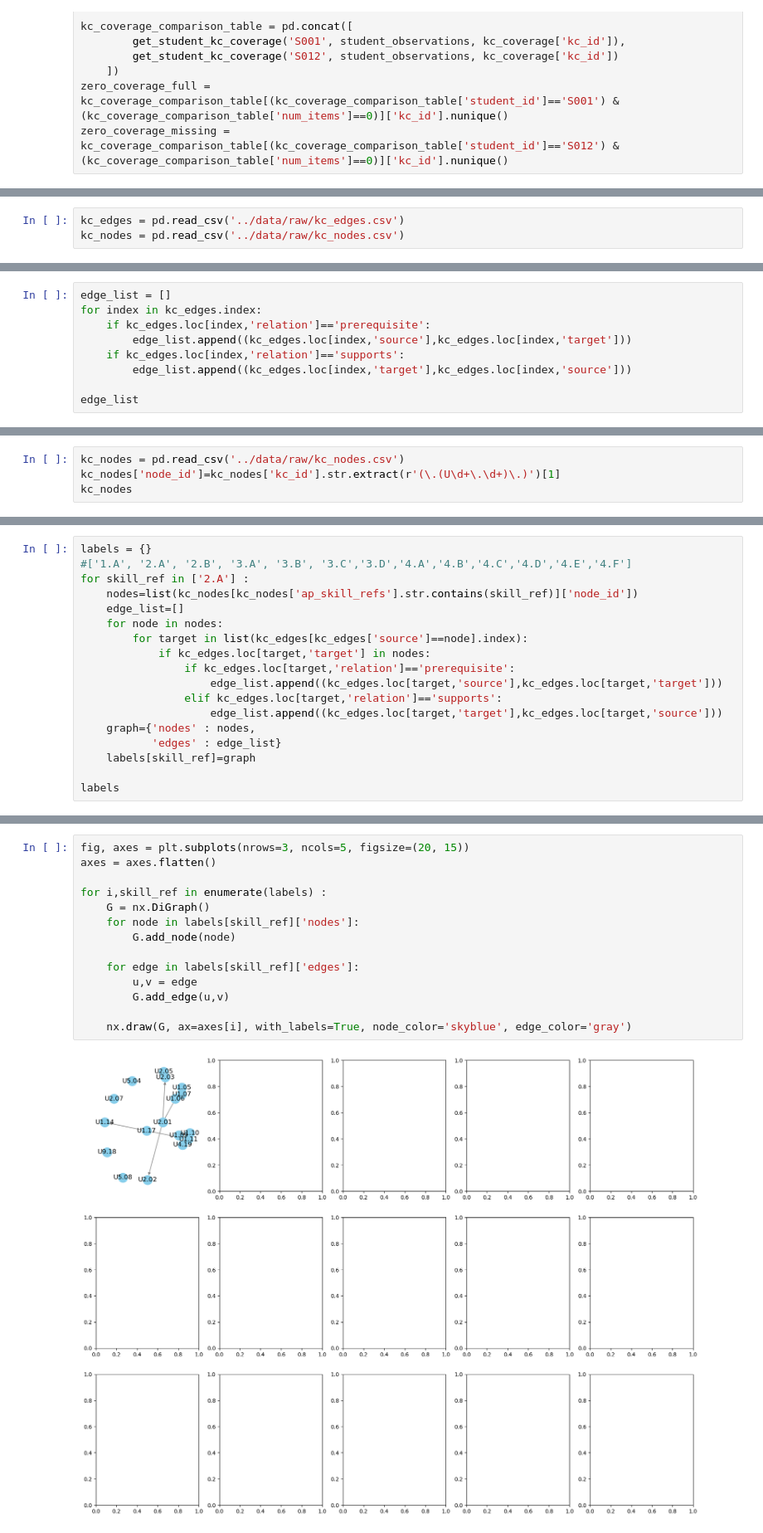
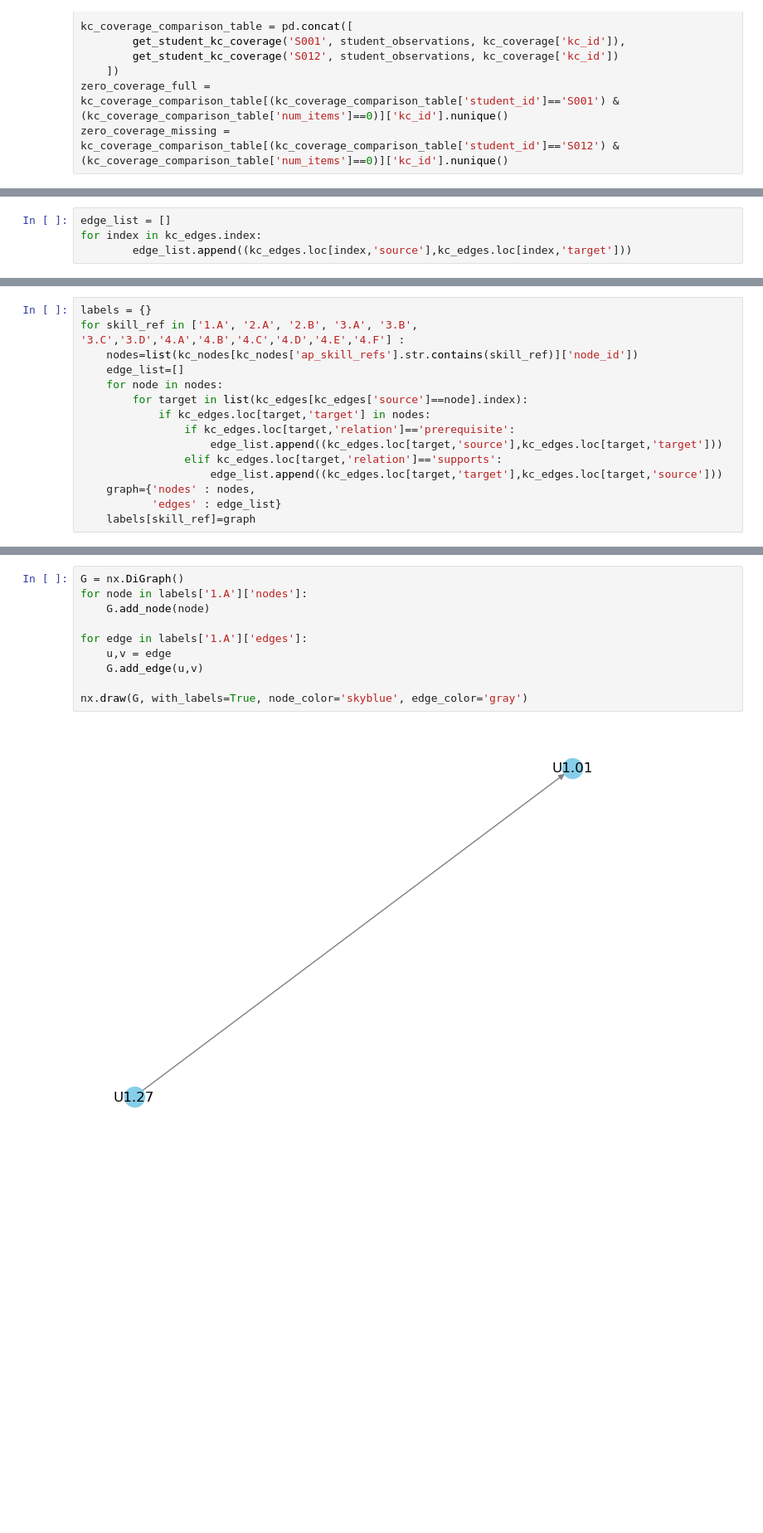
Before and after one commit to mailysg8/ai-student-progress-tracker, a Jupyter notebook: notebooks/initial_eda.ipynb, the cells around one changed output, grey strips where cells are left out. Shown at 83% size. Cells and saved outputs as stored; diff of their text form; blank space fills up the shorter version.

```diff
--- a/notebooks/initial_eda.ipynb
+++ b/notebooks/initial_eda.ipynb
@@ -535,3 +224,0 @@ import networkx as nx
-# %%
-kc_edges = pd.read_csv('../data/raw/kc_edges.csv')
-kc_nodes = pd.read_csv('../data/raw/kc_nodes.csv')
@@ -586,9 +231,4 @@ kc_edges[(kc_edges['relation']=='prerequisite') ]
 # %%
 edge_list = []
 for index in kc_edges.index:
-    if kc_edges.loc[index,'relation']=='prerequisite':
         edge_list.append((kc_edges.loc[index,'source'],kc_edges.loc[index,'target']))
-    if kc_edges.loc[index,'relation']=='supports':
-        edge_list.append((kc_edges.loc[index,'target'],kc_edges.loc[index,'source']))
-
-edge_list
@@ -613,4 +234,0 @@ edge_list
-# %%
-kc_nodes = pd.read_csv('../data/raw/kc_nodes.csv')
-kc_nodes['node_id']=kc_nodes['kc_id'].str.extract(r'(\.(U\d+\.\d+)\.)')[1]
-kc_nodes
@@ -631,7 +237,6 @@ kc_nodes
 # %%
 labels = {}
-#['1.A', '2.A', '2.B', '3.A', '3.B', '3.C','3.D','4.A','4.B','4.C','4.D','4.E','4.F']
-for skill_ref in ['2.A'] :
+for skill_ref in ['1.A', '2.A', '2.B', '3.A', '3.B', '3.C','3.D','4.A','4.B','4.C','4.D','4.E','4.F'] :
     nodes=list(kc_nodes[kc_nodes['ap_skill_refs'].str.contains(skill_ref)]['node_id'])
     edge_list=[]
     for node in nodes:
@@ -644,5 +249,3 @@ for skill_ref in ['2.A'] :
     graph={'nodes' : nodes,
            'edges' : edge_list}
     labels[skill_ref]=graph
-
-labels
@@ -699,19 +252,15 @@ labels
 # %%
-fig, axes = plt.subplots(nrows=3, ncols=5, figsize=(20, 15))
-axes = axes.flatten()
+G = nx.DiGraph()
+for node in labels['1.A']['nodes']:
+    G.add_node(node)
 
-for i,skill_ref in enumerate(labels) :
-    G = nx.DiGraph()
-    for node in labels[skill_ref]['nodes']:
-        G.add_node(node)
+for edge in labels['1.A']['edges']:
+    u,v = edge
+    G.add_edge(u,v)
 
-    for edge in labels[skill_ref]['edges']:
-        u,v = edge
-        G.add_edge(u,v)
-
-    nx.draw(G, ax=axes[i], with_labels=True, node_color='skyblue', edge_color='gray')
+nx.draw(G, with_labels=True, node_color='skyblue', edge_color='gray')
 # %% [output]
-[figure, old version]
+[figure, new version]
 # %%
 G = nx.DiGraph()
 for node in labels['2.A']['nodes']:
```
Also changed, not shown: parts of 78 cells of this notebook, 1 other file.
